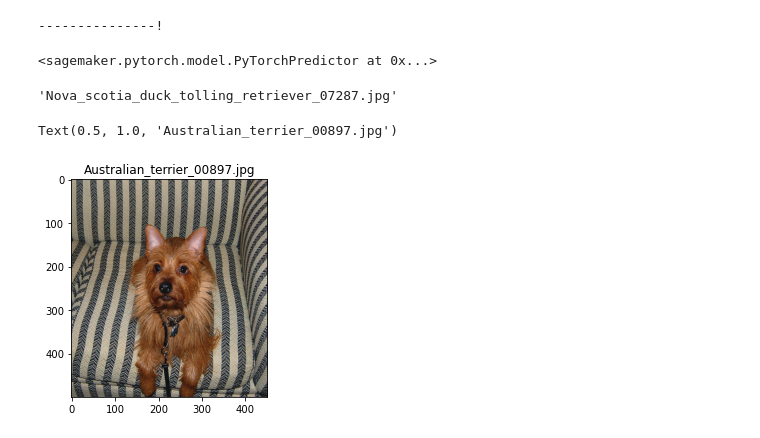
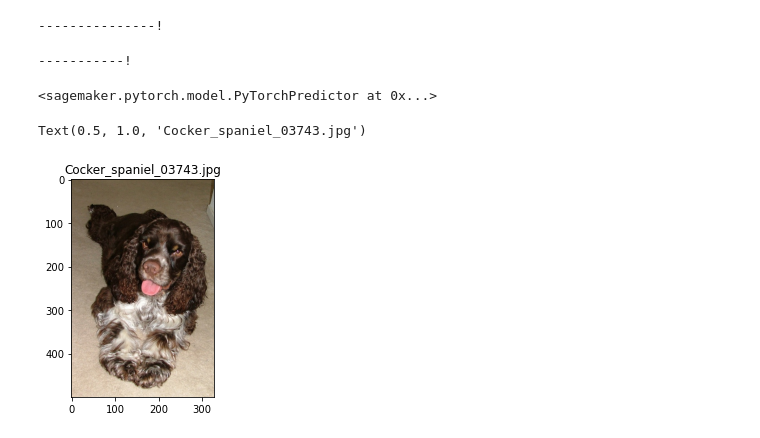
Before and after one commit to jqchen24/image_classification_pytorch_sagemaker, a Jupyter notebook: train_and_deploy.ipynb, the cells around one changed output. Saved outputs shown, nothing was run; the diff lists cells and outputs as text; code cells hidden in the pictures.

Commit message:
image resizing & adding inference.py

```diff
--- a/train_and_deploy.ipynb
+++ b/train_and_deploy.ipynb
@@ -445,34 +445,44 @@ download: s3://sagemaker-us-east-1-664720356610/pytorch-training-2022-03-02-17-1
 predictor=estimator.deploy(initial_instance_count=1, instance_type="ml.t2.medium") # TODO: Add your deployment configuration like instance type and number of instances
 # %% [output]
 ---------------!
+# %%
+# Load the model using inference.py
+from sagemaker.pytorch.model import PyTorchModel
+model_location = 's3://sagemaker-us-east-1-664720356610/pytorch-training-2022-03-02-21-07-09-824/output/model.tar.gz'
+
+estimator = PyTorchModel(model_data=model_location,
+                             role=role,
+                             entry_point='inference.py',
+                             py_version='py3',
+                             framework_version='1.5')
+
+predictor=estimator.deploy(initial_instance_count=1, instance_type="ml.t2.medium")
+# %% [output]
+-----------!
 # %%
 predictor
 # %% [output]
 <sagemaker.pytorch.model.PyTorchPredictor at 0x...>
-# %%
-file
-# %% [output]
-'Nova_scotia_duck_tolling_retriever_07287.jpg'
 # %%
 # TODO: Run an prediction on the endpoint
 import random
 import os
 import numpy as np
 path = 'dogImages/test/'
 folders=os.listdir(path)
 folder=random.choice(folders)
-file = os.listdir(path + folder)[0]
+file = random.choice(os.listdir(path + folder))
 
 import matplotlib.image as mpimg
 import matplotlib.pyplot as plt
 
 # Read Images
 img = mpimg.imread(path + folder + '/' + file)
 
 # Output Images
 plt.imshow(img)
 plt.title(file)
 # %% [output]
-Text(0.5, 1.0, 'Australian_terrier_00897.jpg')
+Text(0.5, 1.0, 'Cocker_spaniel_03743.jpg')
-[figure, old version]
+[figure, new version]
 # %%
```
Also changed, not shown: parts of 4 cells of this notebook, 2 other files.
